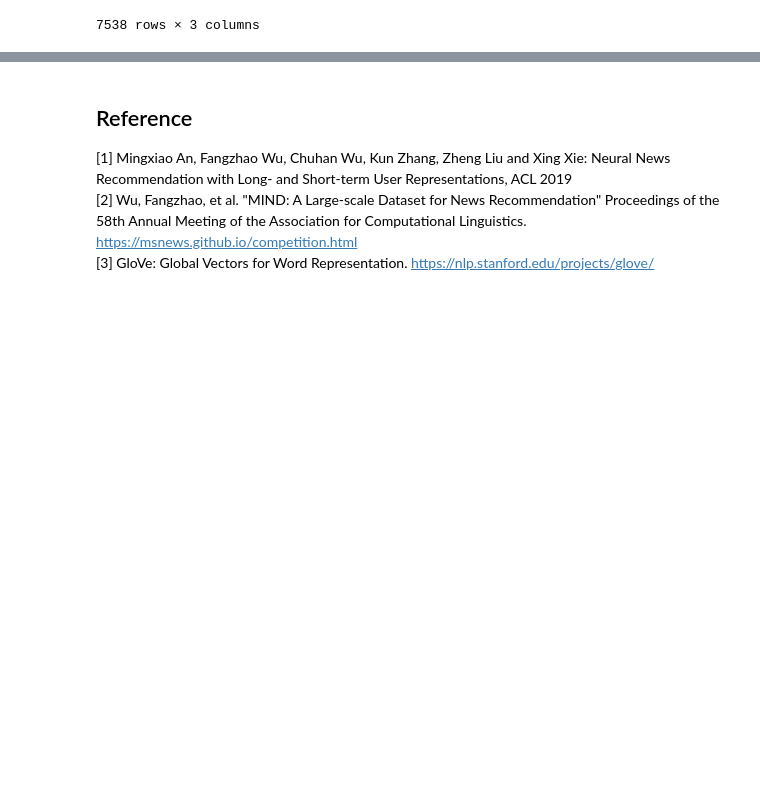
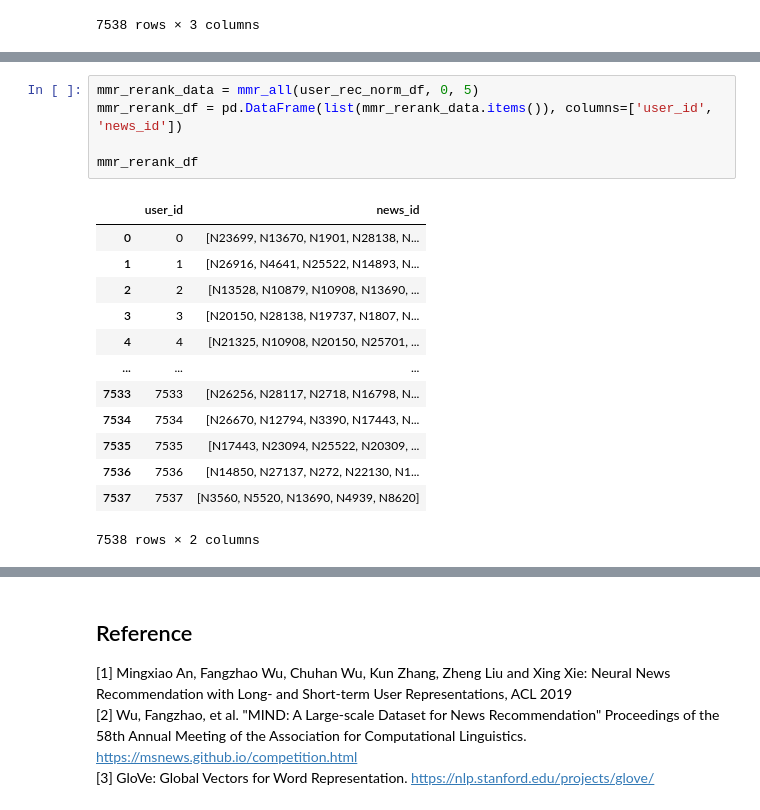
Before and after one commit to aisa6148/News_Recommendation_Project_2023, a Jupyter notebook: lstur_MIND.ipynb, the cells around one changed output, grey strips where cells are left out. Saved outputs shown, nothing was run; the diff lists cells and outputs as text; blank space fills up the shorter version.

```diff
--- a/lstur_MIND.ipynb
+++ b/lstur_MIND.ipynb
@@ -399,0 +531,19 @@ print(diversity_eval(user_rec_df, 5))
+# %%
+mmr_rerank_data = mmr_all(user_rec_norm_df, 0, 5)
+mmr_rerank_df = pd.DataFrame(list(mmr_rerank_data.items()), columns=['user_id', 'news_id'])
+
+mmr_rerank_df
+# %% [output]
+|  | user_id | news_id |
+| 0 | 0 | [N23699, N13670, N1901, N28138, N... |
+| 1 | 1 | [N26916, N4641, N25522, N14893, N... |
+| 2 | 2 | [N13528, N10879, N10908, N13690, ... |
+| 3 | 3 | [N20150, N28138, N19737, N1807, N... |
+| 4 | 4 | [N21325, N10908, N20150, N25701, ... |
+| ... | ... | ... |
+| 7533 | 7533 | [N26256, N28117, N2718, N16798, N... |
+| 7534 | 7534 | [N26670, N12794, N3390, N17443, N... |
+| 7535 | 7535 | [N17443, N23094, N25522, N20309, ... |
+| 7536 | 7536 | [N14850, N27137, N272, N22130, N1... |
+| 7537 | 7537 | [N3560, N5520, N13690, N4939, N8620] |
+7538 rows × 2 columns
```
Also changed, not shown: parts of 16 cells of this notebook, 1 other file.
